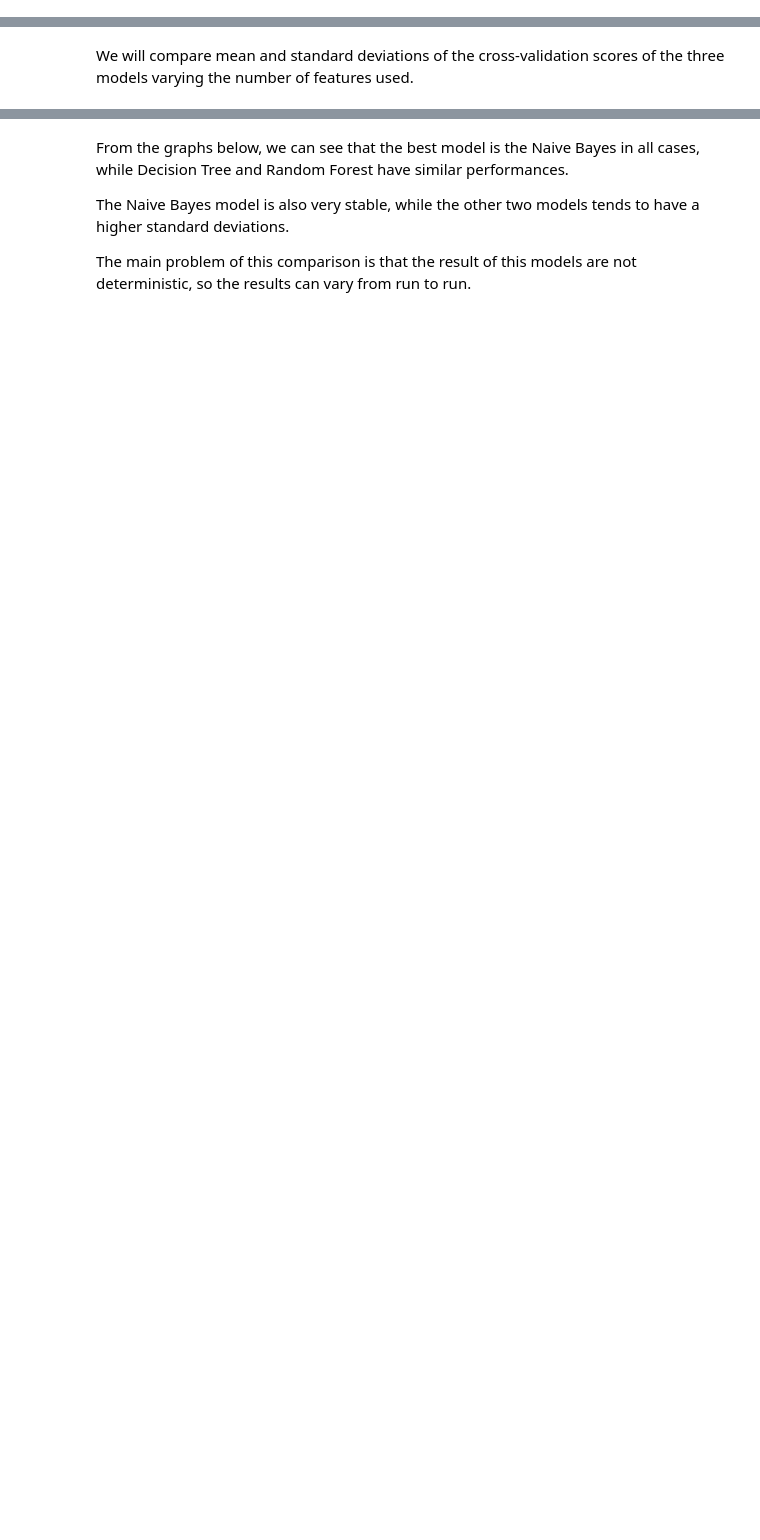
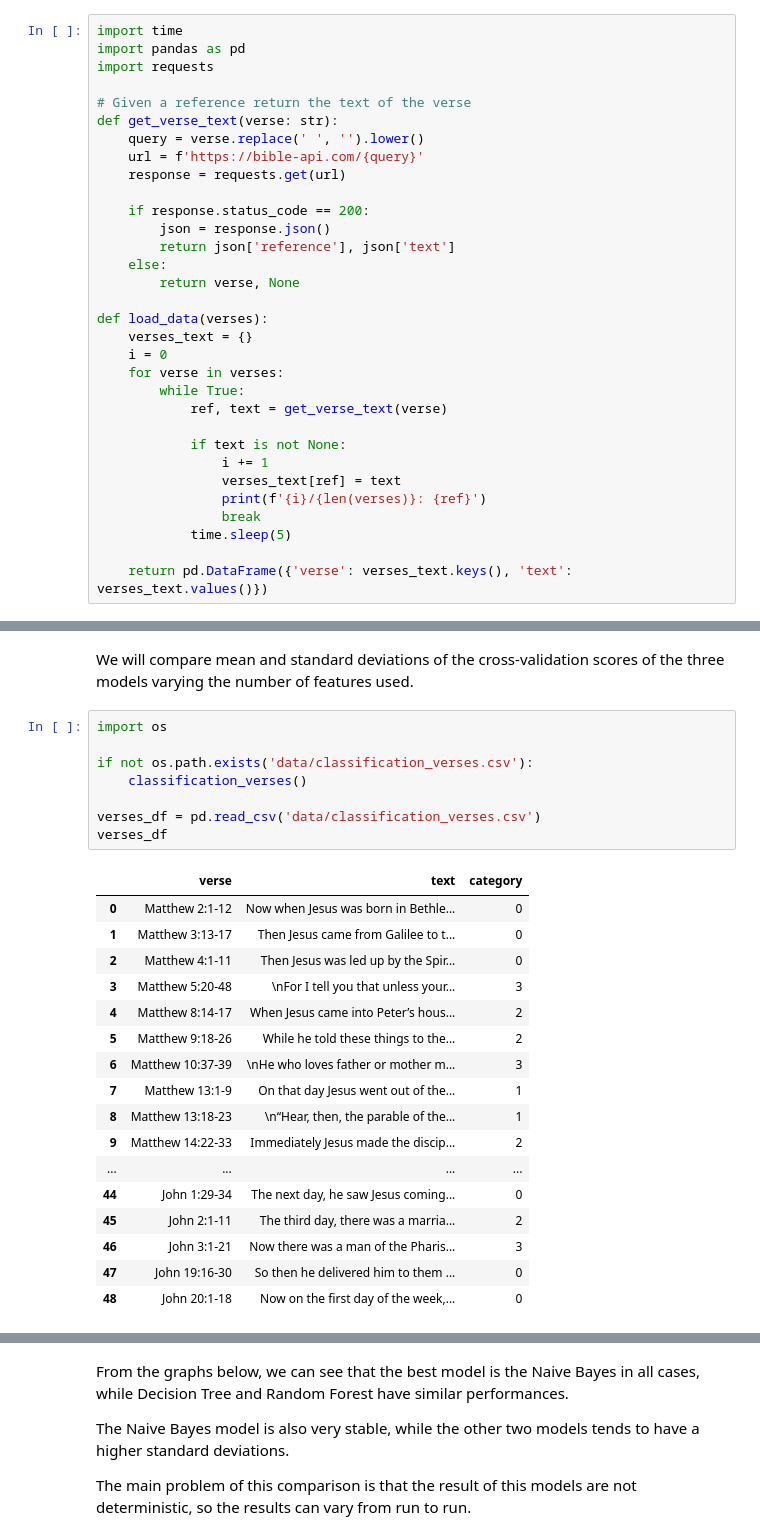
Before and after one commit to rik1599/advanced-data-science-2023, a Jupyter notebook: bible-nlp/bible-nlp.ipynb, the cells around one changed output, grey strips where cells are left out. Saved outputs shown, nothing was run; the diff lists cells and outputs as text; blank space fills up the shorter version.

```diff
--- a/bible-nlp/bible-nlp.ipynb
+++ b/bible-nlp/bible-nlp.ipynb
@@ -111,3 +9,35 @@ verses_df
+# %%
+import time
+import pandas as pd
+import requests
+
+# Given a reference return the text of the verse
+def get_verse_text(verse: str):
+    query = verse.replace(' ', '').lower()
+    url = f'https://bible-api.com/{query}'
+    response = requests.get(url)
+
+    if response.status_code == 200:
+        json = response.json()
+        return json['reference'], json['text']
+    else:
+        return verse, None
+
+def load_data(verses):
+    verses_text = {}
+    i = 0
+    for verse in verses:
+        while True:
+            ref, text = get_verse_text(verse)
+
+            if text is not None:
+                i += 1
+                verses_text[ref] = text
+                print(f'{i}/{len(verses)}: {ref}')
+                break
+            time.sleep(5)
+
+    return pd.DataFrame({'verse': verses_text.keys(), 'text': verses_text.values()})
 # %% [markdown]
 ## Classification
 
@@ -203,3 +185,29 @@ def classification(clf, verses_df, threshold):
     return scores.mean(), scores.std()
 # %% [markdown]
 We will compare mean and standard deviations of the cross-validation scores of the three models varying the number of features used.
+# %%
+import os
+
+if not os.path.exists('data/classification_verses.csv'):
+    classification_verses()
+
+verses_df = pd.read_csv('data/classification_verses.csv')
+verses_df
+# %% [output]
+|  | verse | text | category |
+| 0 | Matthew 2:1-12 | Now when Jesus was born in Bethle... | 0 |
+| 1 | Matthew 3:13-17 | Then Jesus came from Galilee to t... | 0 |
+| 2 | Matthew 4:1-11 | Then Jesus was led up by the Spir... | 0 |
+| 3 | Matthew 5:20-48 | \nFor I tell you that unless your... | 3 |
+| 4 | Matthew 8:14-17 | When Jesus came into Peter’s hous... | 2 |
+| 5 | Matthew 9:18-26 | While he told these things to the... | 2 |
+| 6 | Matthew 10:37-39 | \nHe who loves father or mother m... | 3 |
+| 7 | Matthew 13:1-9 | On that day Jesus went out of the... | 1 |
+| 8 | Matthew 13:18-23 | \n“Hear, then, the parable of the... | 1 |
+| 9 | Matthew 14:22-33 | Immediately Jesus made the discip... | 2 |
+| ... | ... | ... | ... |
+| 44 | John 1:29-34 | The next day, he saw Jesus coming... | 0 |
+| 45 | John 2:1-11 | The third day, there was a marria... | 2 |
+| 46 | John 3:1-21 | Now there was a man of the Pharis... | 3 |
+| 47 | John 19:16-30 | So then he delivered him to them ... | 0 |
+| 48 | John 20:1-18 | Now on the first day of the week,... | 0 |
```
Also changed, not shown: parts of 29 cells of this notebook, 8 other files.
